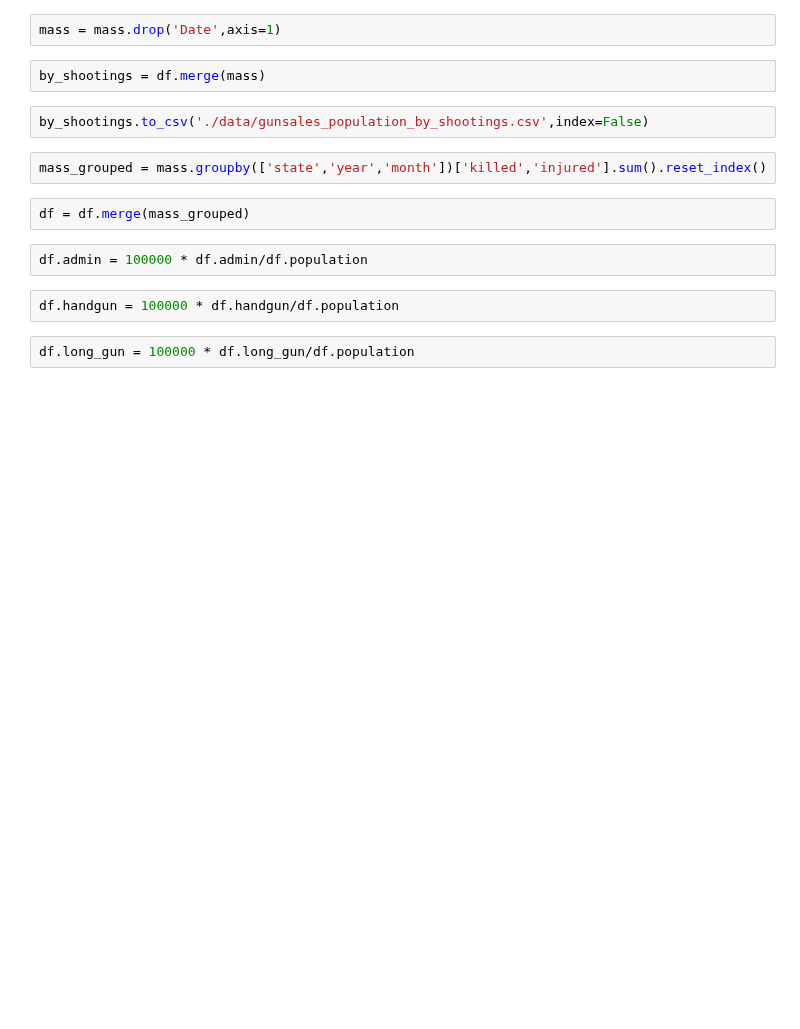
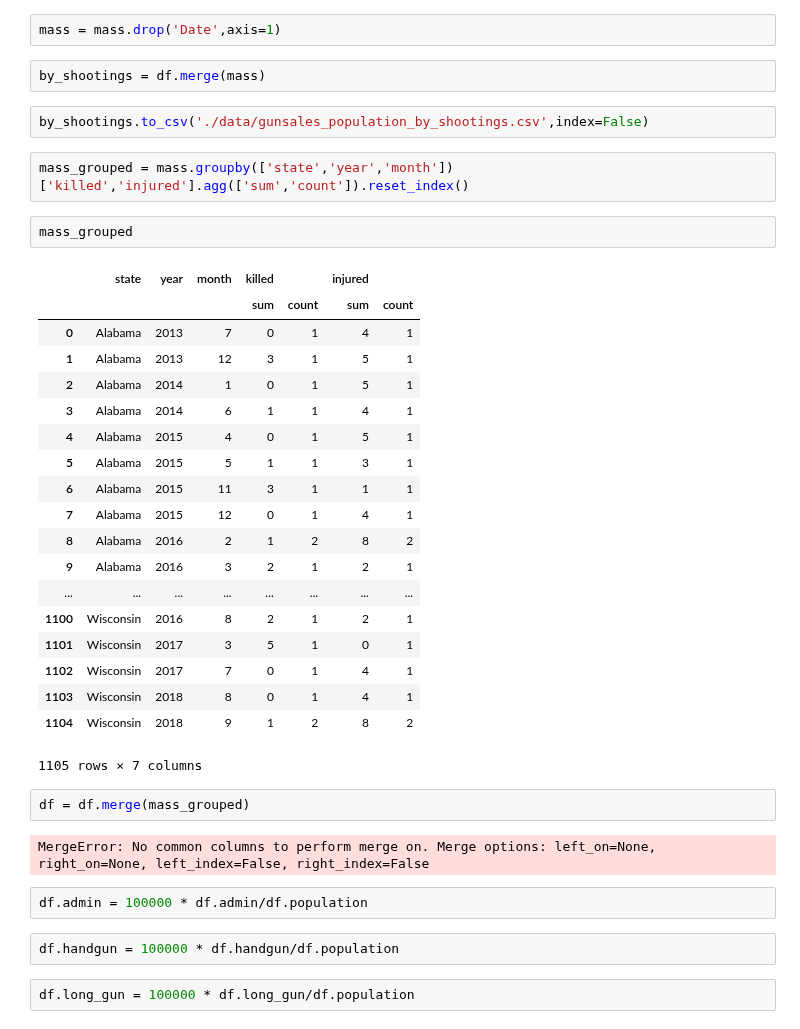
Before and after one commit to EliasFM/INFO370-FinalProject, a Jupyter notebook: data_merged.ipynb, the cells around one changed output. Drawn from its saved outputs; the diff is of its cells as text; blank space fills up the shorter version.

Commit message:
add incident count

```diff
--- a/data_merged.ipynb
+++ b/data_merged.ipynb
@@ -50,9 +50,33 @@ by_shootings = df.merge(mass)
 # %%
 by_shootings.to_csv('./data/gunsales_population_by_shootings.csv',index=False)
 # %%
-mass_grouped = mass.groupby(['state','year','month'])['killed','injured'].sum().reset_index()
+mass_grouped = mass.groupby(['state','year','month'])['killed','injured'].agg(['sum','count']).reset_index()
+# %%
+mass_grouped
+# %% [output]
+|  | state | year | month | killed |  | injured |  |
+|  |  |  |  | sum | count | sum | count |
+| 0 | Alabama | 2013 | 7 | 0 | 1 | 4 | 1 |
+| 1 | Alabama | 2013 | 12 | 3 | 1 | 5 | 1 |
+| 2 | Alabama | 2014 | 1 | 0 | 1 | 5 | 1 |
+| 3 | Alabama | 2014 | 6 | 1 | 1 | 4 | 1 |
+| 4 | Alabama | 2015 | 4 | 0 | 1 | 5 | 1 |
+| 5 | Alabama | 2015 | 5 | 1 | 1 | 3 | 1 |
+| 6 | Alabama | 2015 | 11 | 3 | 1 | 1 | 1 |
+| 7 | Alabama | 2015 | 12 | 0 | 1 | 4 | 1 |
+| 8 | Alabama | 2016 | 2 | 1 | 2 | 8 | 2 |
+| 9 | Alabama | 2016 | 3 | 2 | 1 | 2 | 1 |
+| ... | ... | ... | ... | ... | ... | ... | ... |
+| 1100 | Wisconsin | 2016 | 8 | 2 | 1 | 2 | 1 |
+| 1101 | Wisconsin | 2017 | 3 | 5 | 1 | 0 | 1 |
+| 1102 | Wisconsin | 2017 | 7 | 0 | 1 | 4 | 1 |
+| 1103 | Wisconsin | 2018 | 8 | 0 | 1 | 4 | 1 |
+| 1104 | Wisconsin | 2018 | 9 | 1 | 2 | 8 | 2 |
+1105 rows × 7 columns
 # %%
 df = df.merge(mass_grouped)
+# %% [output]
+MergeError: No common columns to perform merge on. Merge options: left_on=None, right_on=None, left_index=False, right_index=False
 # %%
 df.admin = 100000 * df.admin/df.population
 # %%
```
Also changed, not shown: parts of 1 cell of this notebook, 1 other file.
